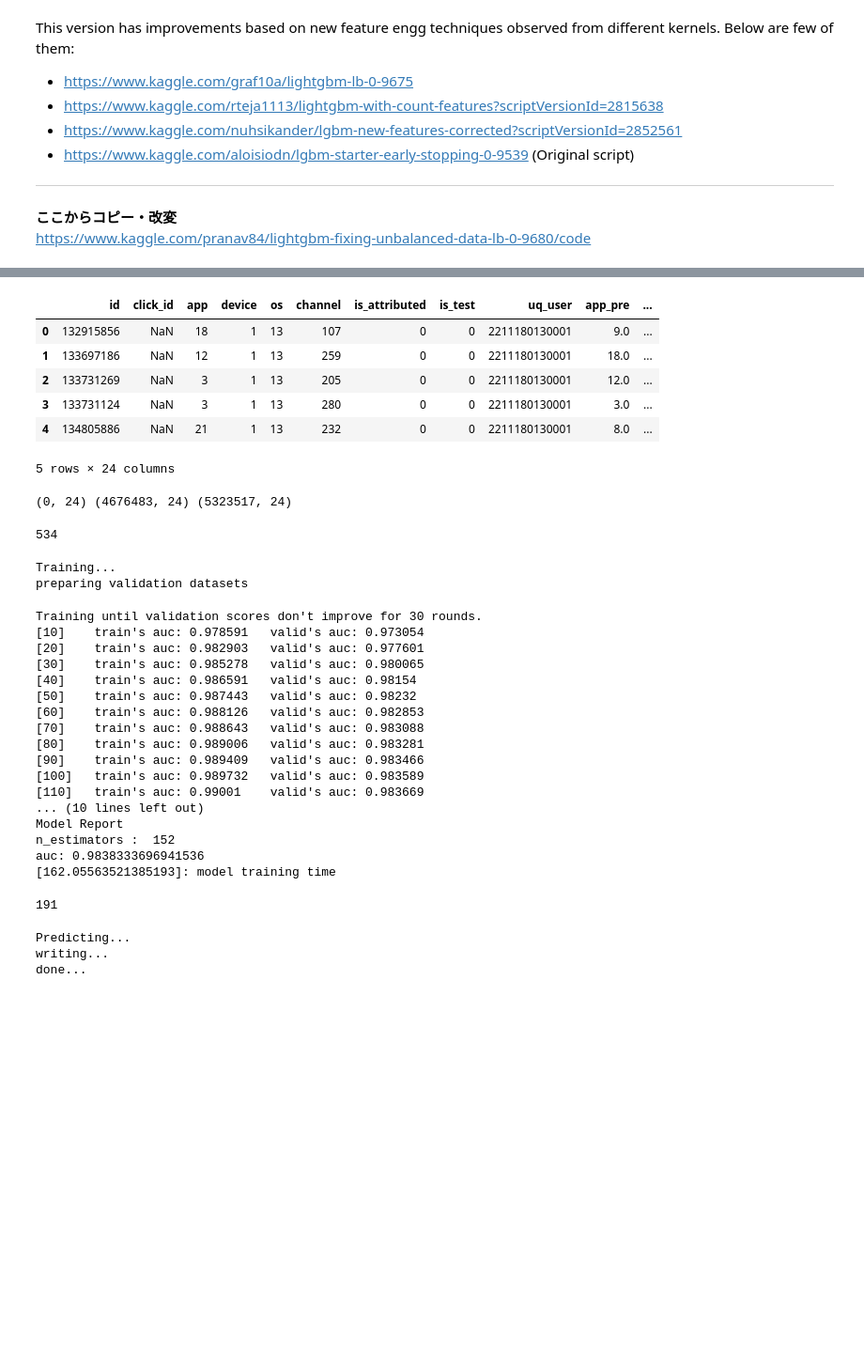
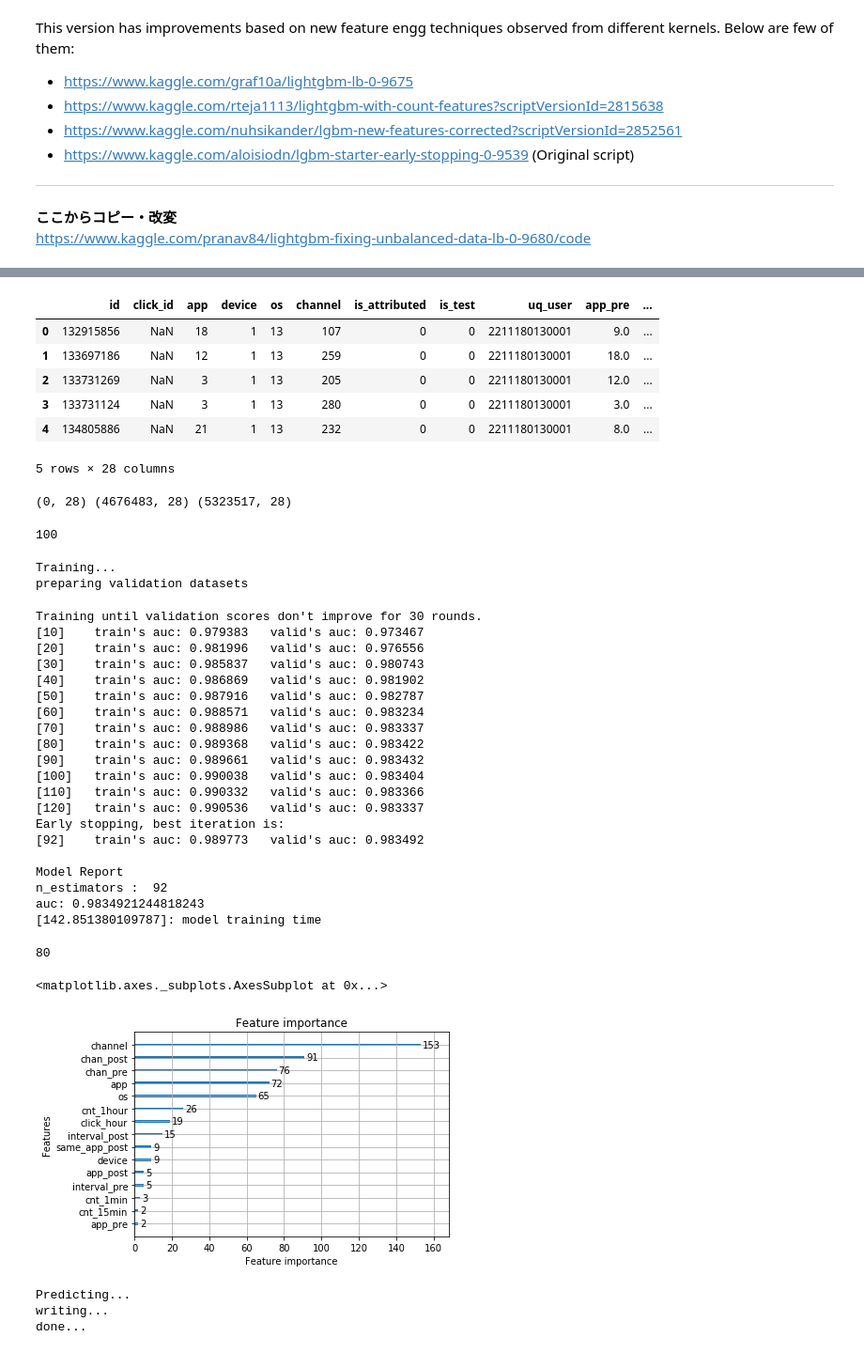
Before and after one commit to kenkoooo/talkingdata-adtracking-fraud-detection, a Jupyter notebook: kuro-beer/notebook/submission_LGBM.ipynb, the cells around one changed output, grey strips where cells are left out. Shown at 94% size. Cells and saved outputs as stored; diff of their text form; code cells hidden in the pictures; blank space fills up the shorter version.

```diff
--- a/kuro-beer/notebook/submission_LGBM.ipynb
+++ b/kuro-beer/notebook/submission_LGBM.ipynb
@@ -109,0 +111,5 @@ Wall time: 55.8 s
+# %%
+merge['same_ch_pre'] = merge['channel'] == merge['chan_pre']
+merge['same_ch_post'] = merge['channel'] == merge['chan_post']
+merge['same_app_pre'] = merge['app'] == merge['app_pre']
+merge['same_app_post'] = merge['app'] == merge['app_post']
@@ -116,7 +132,7 @@ merge.head()
 | 2 | 133731269 | NaN | 3 | 1 | 13 | 205 | 0 | 0 | 2211180130001 | 12.0 | ... |
 | 3 | 133731124 | NaN | 3 | 1 | 13 | 280 | 0 | 0 | 2211180130001 | 3.0 | ... |
 | 4 | 134805886 | NaN | 21 | 1 | 13 | 232 | 0 | 0 | 2211180130001 | 8.0 | ... |
-5 rows × 24 columns
+5 rows × 28 columns
 # %%
 test_df = merge[merge.is_test == 1]
 train_df = merge[(merge.is_test == 0) & (merge.click_date != '2017-11-09 00:00:00')]
@@ -124,22 +140,23 @@ val_df = merge[(merge.is_test == 0) & (merge.click_date == '2017-11-09 00:00:00'
 print(test_df.shape, train_df.shape, val_df.shape)
 del merge
 # %% [output]
-(0, 24) (4676483, 24) (5323517, 24)
+(0, 28) (4676483, 28) (5323517, 28)
 # %%
 target = 'is_attributed'
-predictors = ['device', 'os', 'doy',
-              'app','app_pre', 'app_post',
-              'channel','chan_pre', 'chan_post',
+predictors = ['device', 'os',
+              'interval_pre', 'interval_post',
+              'app','app_pre', 'app_post', 'same_app_pre', 'same_app_post',
+              'channel','chan_pre', 'chan_post', 'same_ch_pre', 'same_ch_post',
               'click_hour', 'cnt_1hour', 'cnt_15min', 'cnt_1min']
-categorical = ['device', 'os', 'doy',
-               'app','app_pre', 'app_post',
-               'channel', 'chan_pre', 'chan_post']
+categorical = ['device', 'os',
+               'app','app_pre', 'app_post', 'same_app_pre', 'same_app_post',
+               'channel', 'chan_pre', 'chan_post', 'same_ch_pre', 'same_ch_post']
 sub = pd.DataFrame()
 sub['click_id'] = test_df['click_id'].astype('int')
 
 gc.collect()
 # %% [output]
-534
+100
 # %%
 print("Training...")
 start_time = time.time()
@@ -155,7 +172,7 @@ params = {
     'subsample_freq': 1,  # frequence of subsample, <=0 means no enable
     'colsample_bytree': 0.9,  # Subsample ratio of columns when constructing each tree.
     'min_child_weight': 0,  # Minimum sum of instance weight(hessian) needed in a child(leaf)
-    'scale_pos_weight':99 # because training data is extremely unbalanced
+    'scale_pos_weight':999 # because training data is extremely unbalanced
 }
 bst = lgb_modelfit_nocv(params,
                         train_df,
@@ -177,23 +194,31 @@ gc.collect()
 Training...
 preparing validation datasets
 Training until validation scores don't improve for 30 rounds.
-[10]    train's auc: 0.978591   valid's auc: 0.973054
-[20]    train's auc: 0.982903   valid's auc: 0.977601
-[30]    train's auc: 0.985278   valid's auc: 0.980065
-[40]    train's auc: 0.986591   valid's auc: 0.98154
-[50]    train's auc: 0.987443   valid's auc: 0.98232
-[60]    train's auc: 0.988126   valid's auc: 0.982853
-[70]    train's auc: 0.988643   valid's auc: 0.983088
-[80]    train's auc: 0.989006   valid's auc: 0.983281
-[90]    train's auc: 0.989409   valid's auc: 0.983466
-[100]   train's auc: 0.989732   valid's auc: 0.983589
-[110]   train's auc: 0.99001    valid's auc: 0.983669
-... (10 lines left out)
+[10]    train's auc: 0.979383   valid's auc: 0.973467
+[20]    train's auc: 0.981996   valid's auc: 0.976556
+[30]    train's auc: 0.985837   valid's auc: 0.980743
+[40]    train's auc: 0.986869   valid's auc: 0.981902
+[50]    train's auc: 0.987916   valid's auc: 0.982787
+[60]    train's auc: 0.988571   valid's auc: 0.983234
+[70]    train's auc: 0.988986   valid's auc: 0.983337
+[80]    train's auc: 0.989368   valid's auc: 0.983422
+[90]    train's auc: 0.989661   valid's auc: 0.983432
+[100]   train's auc: 0.990038   valid's auc: 0.983404
+[110]   train's auc: 0.990332   valid's auc: 0.983366
+[120]   train's auc: 0.990536   valid's auc: 0.983337
+Early stopping, best iteration is:
+[92]    train's auc: 0.989773   valid's auc: 0.983492
+
 Model Report
-n_estimators :  152
-auc: 0.9838333696941536
-[162.05563521385193]: model training time
+n_estimators :  92
+auc: 0.9834921244818243
+[142.851380109787]: model training time
-191
+80
+# %%
+lgb.plot_importance(bst)
+# %% [output]
+<matplotlib.axes._subplots.AxesSubplot at 0x...>
+[figure, added]
 # %%
 print("Predicting...")
 sub['is_attributed'] = bst.predict(test_df[predictors])
```
Also changed, not shown: parts of 3 cells of this notebook, 1 other file.
